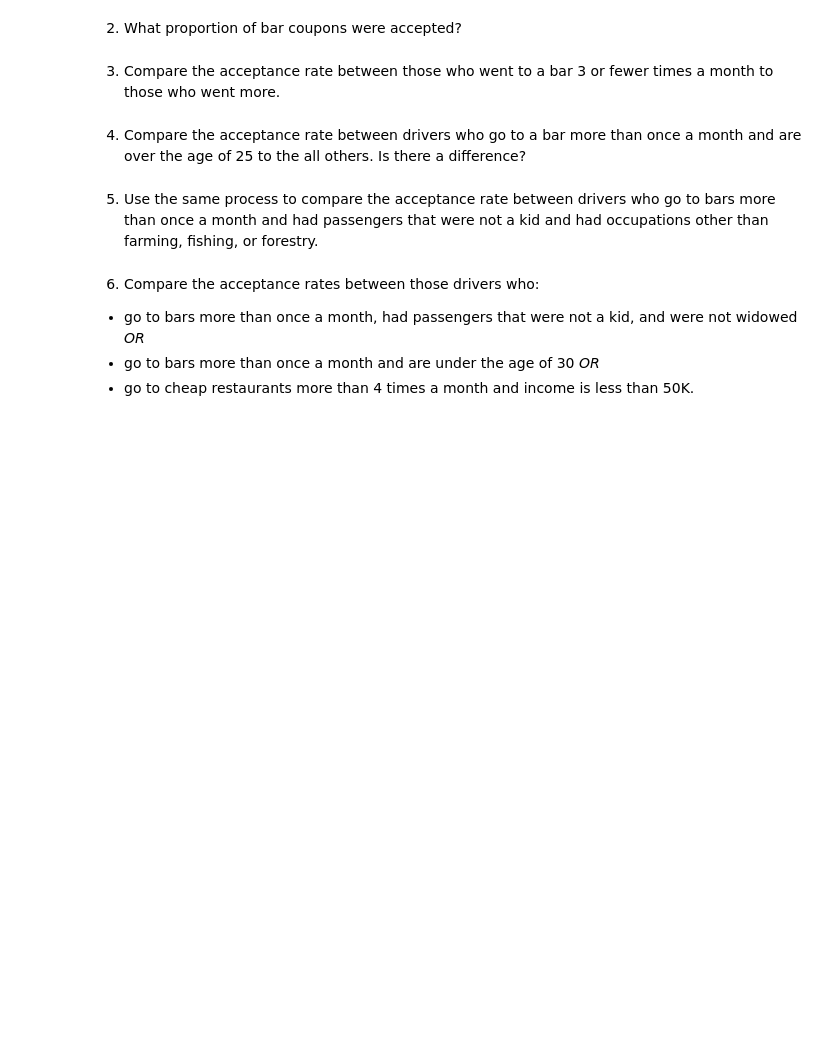
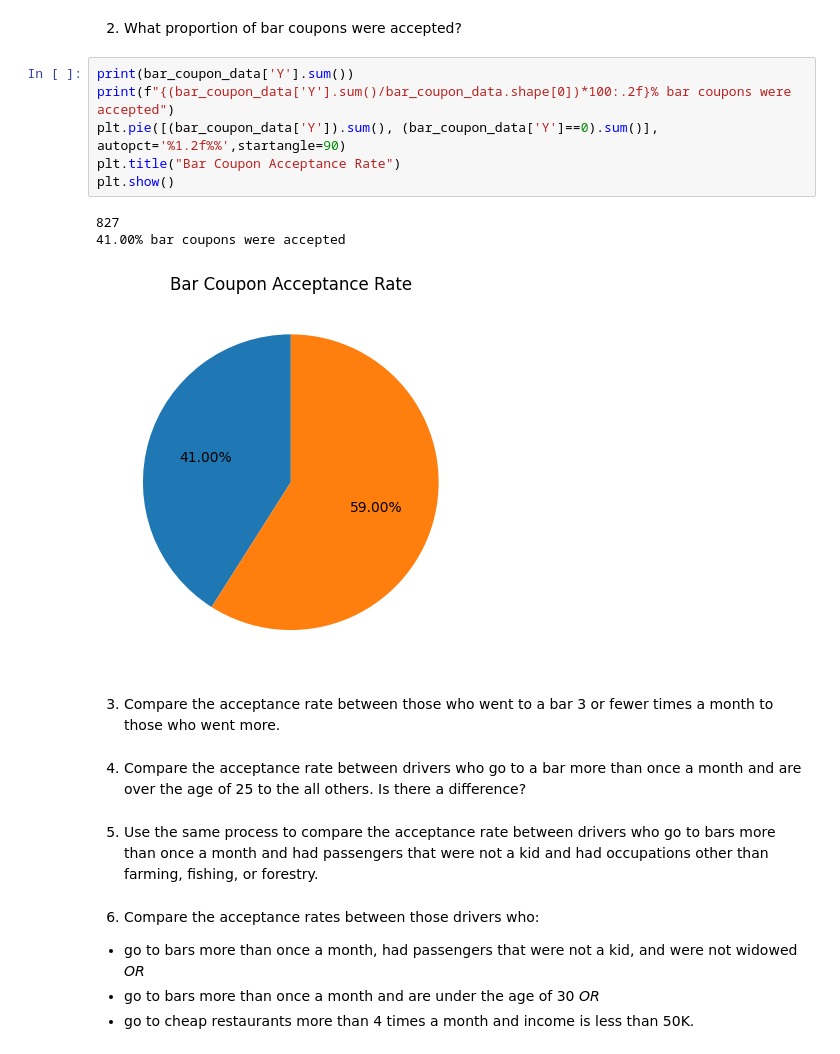
Before and after one commit to rbhat/aiml-customer-code, a Jupyter notebook: prompt.ipynb, the cells around one changed output. Cells and saved outputs as stored; diff of their text form; blank space fills up the shorter version.

```diff
--- a/prompt.ipynb
+++ b/prompt.ipynb
@@ -140,5 +163,15 @@ Now, we will lead you through an exploration of just the bar related coupons.
 # %% [markdown]
 2. What proportion of bar coupons were accepted?
+# %%
+print(bar_coupon_data['Y'].sum())
+print(f"{(bar_coupon_data['Y'].sum()/bar_coupon_data.shape[0])*100:.2f}% bar coupons were accepted")
+plt.pie([(bar_coupon_data['Y']).sum(), (bar_coupon_data['Y']==0).sum()], autopct='%1.2f%%',startangle=90)
+plt.title("Bar Coupon Acceptance Rate")
+plt.show()
+# %% [output]
+827
+41.00% bar coupons were accepted
+[figure, added]
 # %% [markdown]
 3. Compare the acceptance rate between those who went to a bar 3 or fewer times a month to those who went more.
 # %% [markdown]
```
Also changed, not shown: parts of 5 cells of this notebook.
